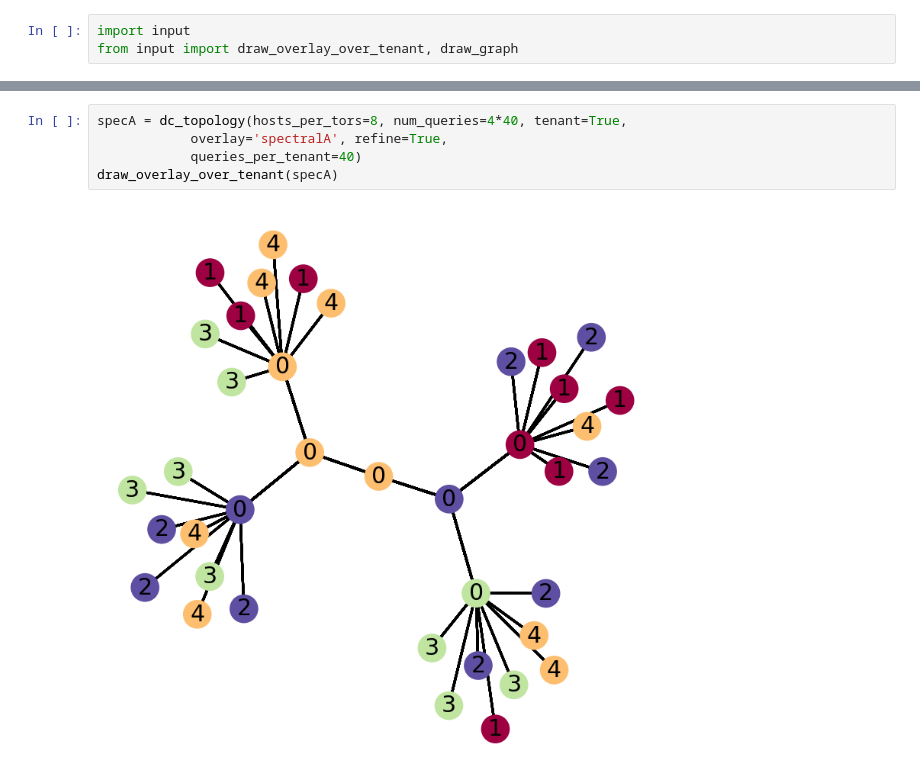
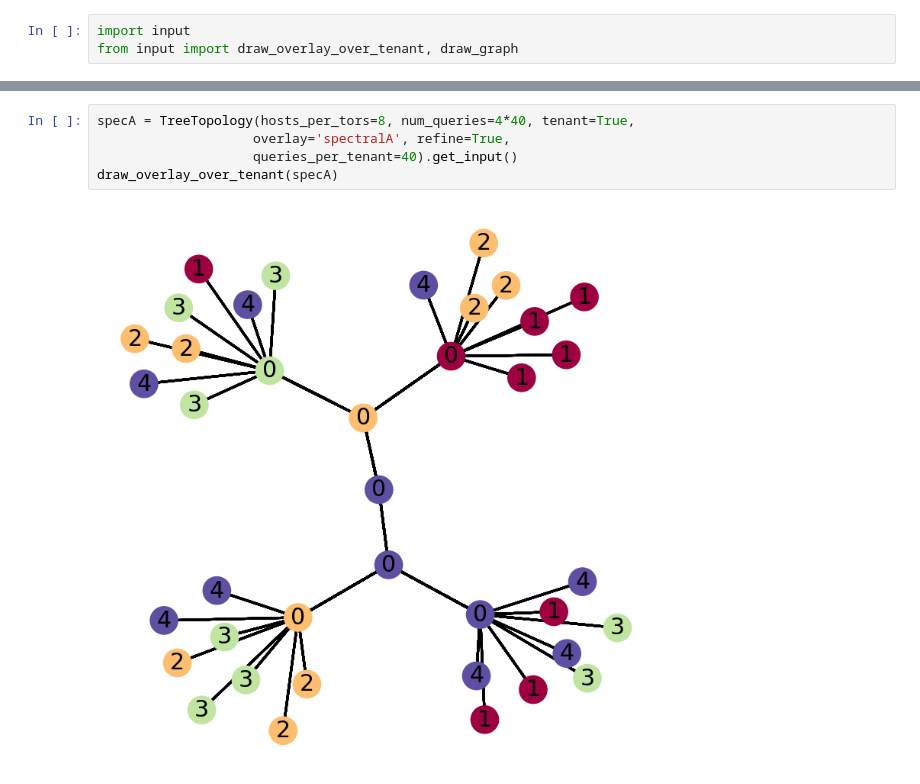
Before and after one commit to 108anup/NetMon-query-planner, a Jupyter notebook: gurobi/notebook/anneal.ipynb, the cells around one changed output, grey strips where cells are left out. Saved outputs shown, nothing was run; the diff lists cells and outputs as text.

```diff
--- a/gurobi/notebook/anneal.ipynb
+++ b/gurobi/notebook/anneal.ipynb
@@ -205,8 +195,8 @@ NameError: name 'ov' is not defined
 # %%
-specA = dc_topology(hosts_per_tors=8, num_queries=4*40, tenant=True,
-            overlay='spectralA', refine=True,
-            queries_per_tenant=40)
+specA = TreeTopology(hosts_per_tors=8, num_queries=4*40, tenant=True,
+                    overlay='spectralA', refine=True,
+                    queries_per_tenant=40).get_input()
 draw_overlay_over_tenant(specA)
 # %% [output]
-[figure, old version]
+[figure, new version]
 # %%
```
Also changed, not shown: parts of 12 cells of this notebook, 15 other files.
